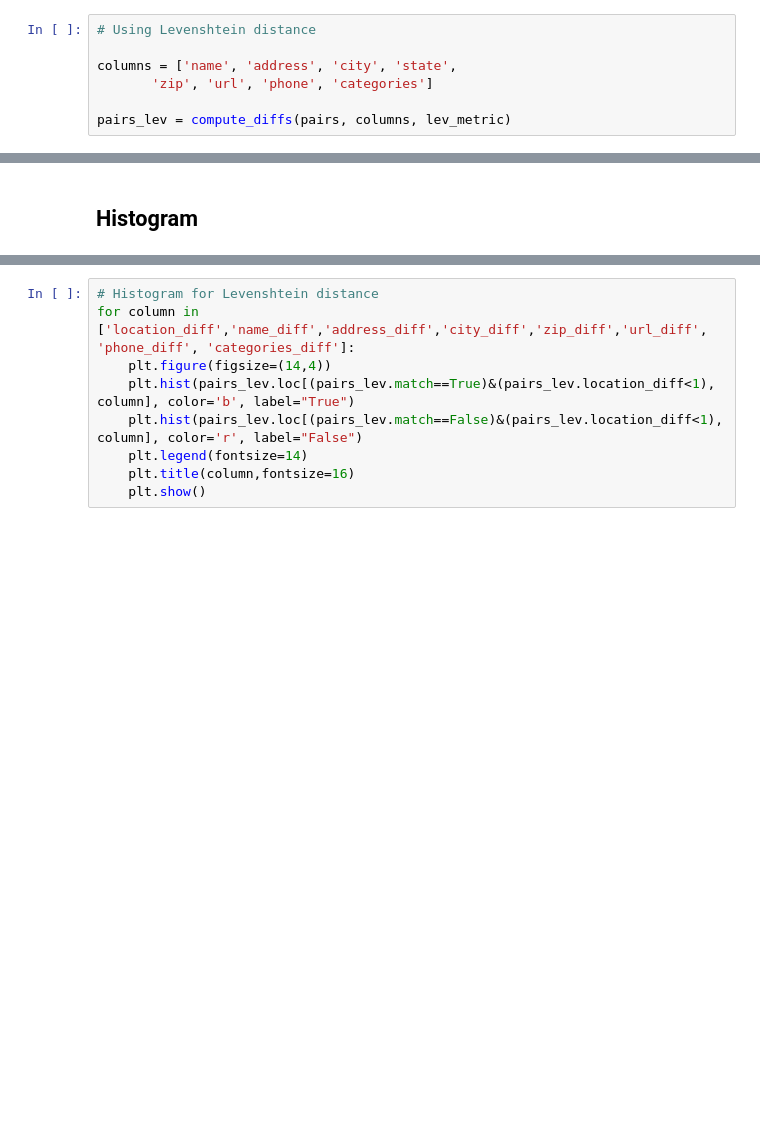
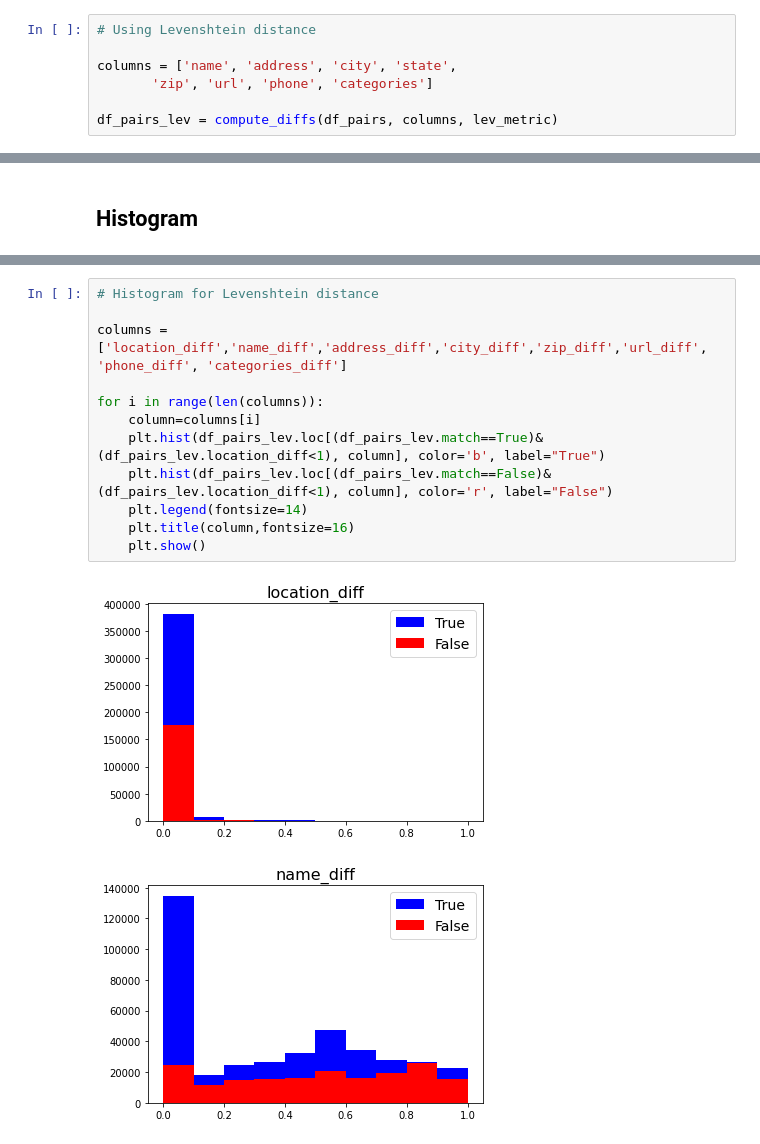
Before and after one commit to gormantt/foursquare-location-matching, a Jupyter notebook: group_code/2022.05.25_train_and_pairs_eda.ipynb, the cells around one changed output, grey strips where cells are left out. Cells and saved outputs as stored; diff of their text form; blank space fills up the shorter version.

```diff
--- a/group_code/2022.05.25_train_and_pairs_eda.ipynb
+++ b/group_code/2022.05.25_train_and_pairs_eda.ipynb
@@ -790,4 +843,4 @@ pairs_seq = compute_diffs(pairs, columns, seq_metric)
 columns = ['name', 'address', 'city', 'state',
        'zip', 'url', 'phone', 'categories']
 
-pairs_lev = compute_diffs(pairs, columns, lev_metric)
+df_pairs_lev = compute_diffs(df_pairs, columns, lev_metric)
@@ -806,9 +878,15 @@ for column in ['location_diff','name_diff','address_diff','city_diff','zip_diff'
 # %%
 # Histogram for Levenshtein distance
-for column in ['location_diff','name_diff','address_diff','city_diff','zip_diff','url_diff', 'phone_diff', 'categories_diff']:
-    plt.figure(figsize=(14,4))
-    plt.hist(pairs_lev.loc[(pairs_lev.match==True)&(pairs_lev.location_diff<1), column], color='b', label="True")
-    plt.hist(pairs_lev.loc[(pairs_lev.match==False)&(pairs_lev.location_diff<1), column], color='r', label="False")
+
+columns = ['location_diff','name_diff','address_diff','city_diff','zip_diff','url_diff', 'phone_diff', 'categories_diff']
+
+for i in range(len(columns)):
+    column=columns[i]
+    plt.hist(df_pairs_lev.loc[(df_pairs_lev.match==True)&(df_pairs_lev.location_diff<1), column], color='b', label="True")
+    plt.hist(df_pairs_lev.loc[(df_pairs_lev.match==False)&(df_pairs_lev.location_diff<1), column], color='r', label="False")
     plt.legend(fontsize=14)
     plt.title(column,fontsize=16)
     plt.show()
+# %% [output]
+[figure, added]
+[figure, added]
```
Also changed, not shown: parts of 21 cells of this notebook.
